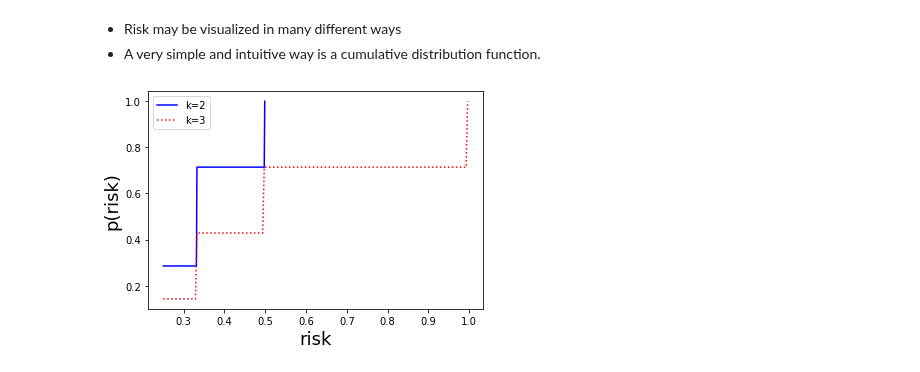
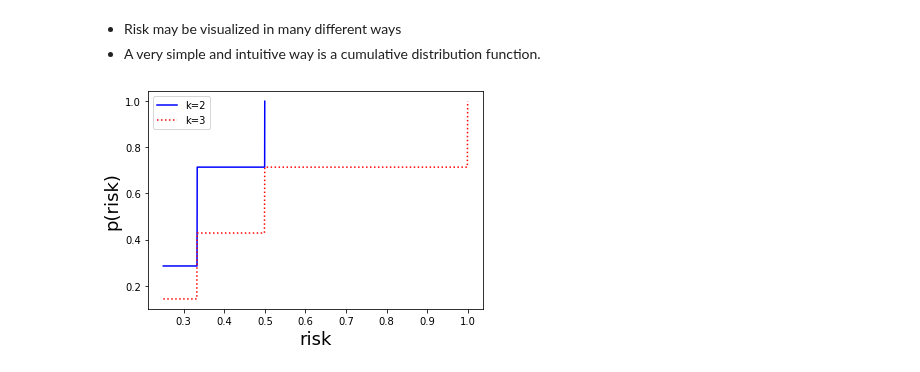
Before and after one commit to scikit-mobility/scikit-mobility, a Jupyter notebook: tutorial/6_privacy_skmob_tutorial.ipynb, the cells around one changed output. Saved outputs shown, nothing was run; the diff lists cells and outputs as text; code cells hidden in the pictures.

```diff
--- a/tutorial/6_privacy_skmob_tutorial.ipynb
+++ b/tutorial/6_privacy_skmob_tutorial.ipynb
@@ -323,8 +351,8 @@ r
 | 1 | ([1.0, 43.708529999999996, 10.403... | 0.333333 |
 | 1 | ([1.0, 43.77925, 11.2462600000000... | 0.333333 |
 # %%
-at = attacks.LocationFrequencyAttack(k=2, tolerance=0.8)
-r = at.assess_risk(trjdat, targets=[1], instance_analysis=True)
+at = attacks.LocationFrequencyAttack(knowledge_length=2, tolerance=0.8)
+r = at.assess_risk(trjdat, targets=[1], force_instances=True)
 r
 # %% [output]
 |  | instance | reid_prob |
@@ -343,7 +371,7 @@ import numpy as np
 import matplotlib.pyplot as plt
 results = dict()
 for my_k in [2,3]:
-    at = attacks.LocationAttack(k=my_k)
+    at = attacks.LocationAttack(knowledge_length=my_k)
     r = at.assess_risk(trjdat)
     results[my_k] = r
 colors = {2:"blue",3:"red"}
@@ -351,16 +379,16 @@ styles = {2:"-",3:":"}
 # %%
 plt.figure()
 plt.xlabel("risk",size=18)
 plt.ylabel("p(risk)", size=18)
 for k,r in results.items():
     data = r["risk"].tolist()
-    values, base = np.histogram(data, bins=200)
+    values, base = np.histogram(data, bins=1000)
     cumulative = np.cumsum(values)
     plt.plot(base[:-1],cumulative/len(data), c=colors[k], label="k="+str(k), linestyle=styles[k])
 plt.legend()
 plt.show()
 # %% [output]
-[figure, old version]
+[figure, new version]
 # %% [markdown]
 - On real (GPS) data results should look like this
 <img src="./data/image18.png" width="400">
```
Also changed, not shown: parts of 12 cells of this notebook.
